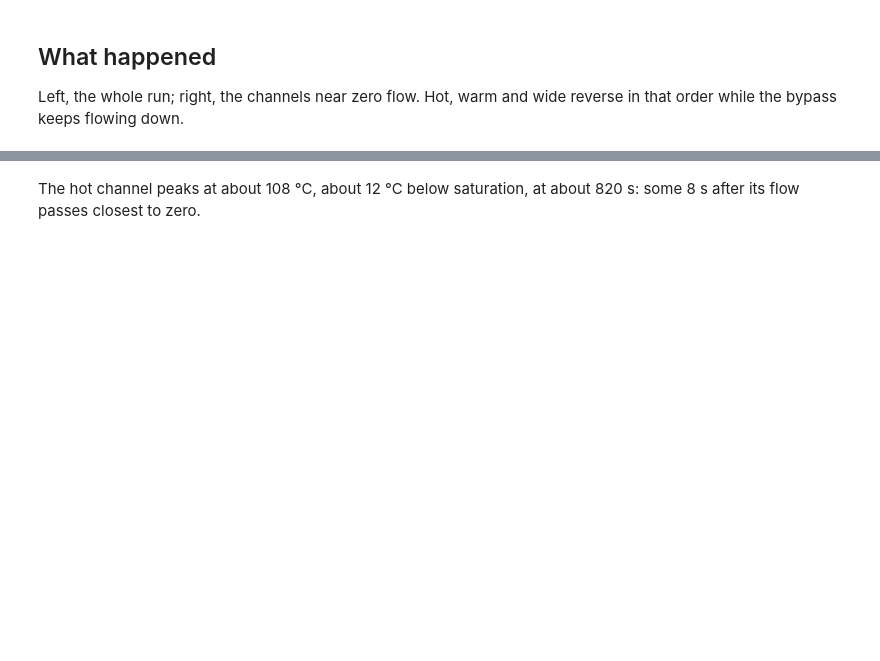
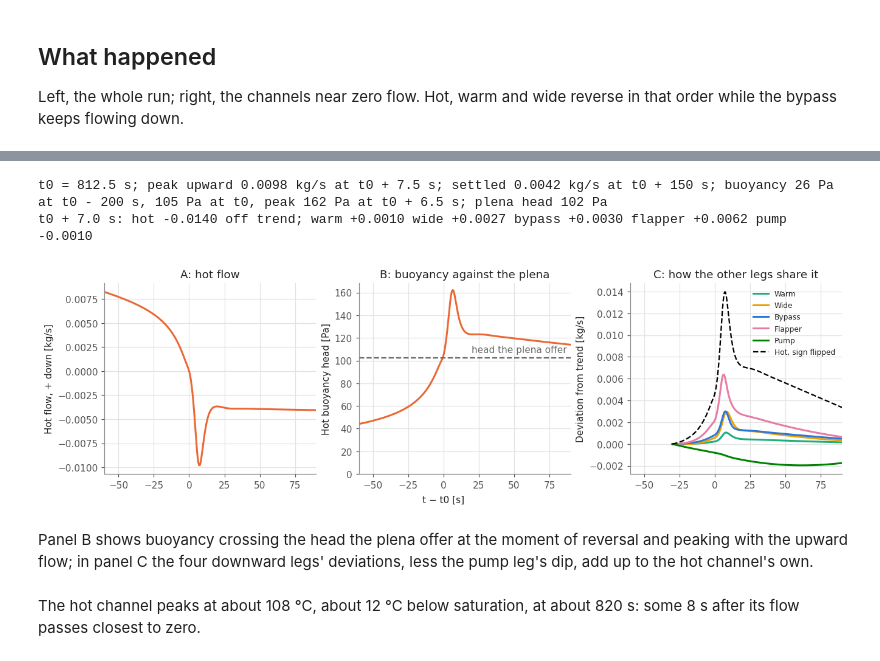
Before and after one commit to ramp-nuclear/STREAM, a Jupyter notebook: showcase/02-the-lofa.ipynb, the cells around one changed output, grey strips where cells are left out. Drawn from its saved outputs; the diff is of its cells as text; code cells hidden in the pictures; blank space fills up the shorter version.

```diff
--- a/showcase/02-the-lofa.ipynb
+++ b/showcase/02-the-lofa.ipynb
@@ -231,3 +247,35 @@ print({k: v for k, v in rev.items()})
+# %%
+i0 = int(np.flatnonzero(df["hot"].to_numpy() < 0)[0])
+s, m = df["t"].to_numpy() - df["t"][i0], df["hot"].to_numpy()
+rho_cold = light_water.density(agr.at_times(sol, j_bot, "Tin"))
+buoy = G * LENGTH * (rho_cold - light_water.density(agr.at_times(sol, channels["hot"], "T_cool")).mean(axis=1))
+head = rho_cold[i0] * G * LENGTH - agr.at_times(sol, channels["hot"], "pressure")[i0]
+w, view = (s >= -30) & (s <= 150), (s >= -60) & (s <= 90)
+dev = {k: df[k][w].to_numpy() - np.interp(s[w], s[w][[0, -1]], df[k][w].to_numpy()[[0, -1]]) for k in plots.LEGS}
+j, k_pk, k_b = np.argmin(dev["hot"]), i0 + np.argmin(m[i0:i0 + 120]), i0 + np.argmax(buoy[i0:i0 + 120])
+with plots.style():
+    fig, axes = plt.subplots(1, 3, figsize=(12, 3.6), sharex=True, layout="constrained")
+    axes[0].plot(s[view], m[view], color=plots.COLORS["hot"])
+    axes[1].plot(s[view], buoy[view], color=plots.COLORS["hot"])
+    plots.hline(axes[1], head, "head the plena offer")
+    for k in plots.LEGS[1:]:
+        axes[2].plot(s[w], dev[k], color=plots.COLORS[k], label=k.capitalize())
+    axes[2].plot(s[w], -dev["hot"], color="black", linestyle="--", linewidth=1.5, label="Hot, sign flipped")
+    axes[2].legend(fontsize=8)
+    axes[0].set(xlim=(-60, 90), ylabel="Hot flow, + down [kg/s]", title="A: hot flow")
+    axes[1].set(ylabel="Hot buoyancy head [Pa]", ylim=(0, None), title="B: buoyancy against the plena")
+    axes[2].set(ylabel="Deviation from trend [kg/s]", title="C: how the other legs share it")
+    fig.supxlabel("t − t0 [s]", fontsize=10)
+print(f"t0 = {df['t'][i0]:.1f} s; peak upward {-m[k_pk]:.4f} kg/s at t0 + {s[k_pk]:.1f} s; settled {-m[i0 + 300]:.4f}"
+      f" kg/s at t0 + {s[i0 + 300]:.0f} s; buoyancy {buoy[i0 - 400]:.0f} Pa at t0 - 200 s, {buoy[i0]:.0f} Pa at t0,"
+      f" peak {buoy[k_b]:.0f} Pa at t0 + {s[k_b]:.1f} s; plena head {head:.0f} Pa")
+print(f"t0 + {s[w][j]:.1f} s: hot {dev['hot'][j]:+.4f} off trend;", *(f"{k} {dev[k][j]:+.4f}" for k in plots.LEGS[1:]))
+# %% [output]
+t0 = 812.5 s; peak upward 0.0098 kg/s at t0 + 7.5 s; settled 0.0042 kg/s at t0 + 150 s; buoyancy 26 Pa at t0 - 200 s, 105 Pa at t0, peak 162 Pa at t0 + 6.5 s; plena head 102 Pa
+t0 + 7.0 s: hot -0.0140 off trend; warm +0.0010 wide +0.0027 bypass +0.0030 flapper +0.0062 pump -0.0010
+[figure, added]
+# %% [markdown]
+Panel B shows buoyancy crossing the head the plena offer at the moment of reversal and peaking with the upward flow; in panel C the four downward legs' deviations, less the pump leg's dip, add up to the hot channel's own.
 # %% [markdown]
 The hot channel peaks at about 108 °C, about 12 °C below saturation, at about 820 s: some 8 s after its flow passes closest to zero.
 # %%
```
Also changed, not shown: parts of 8 cells of this notebook, 4 other files.
